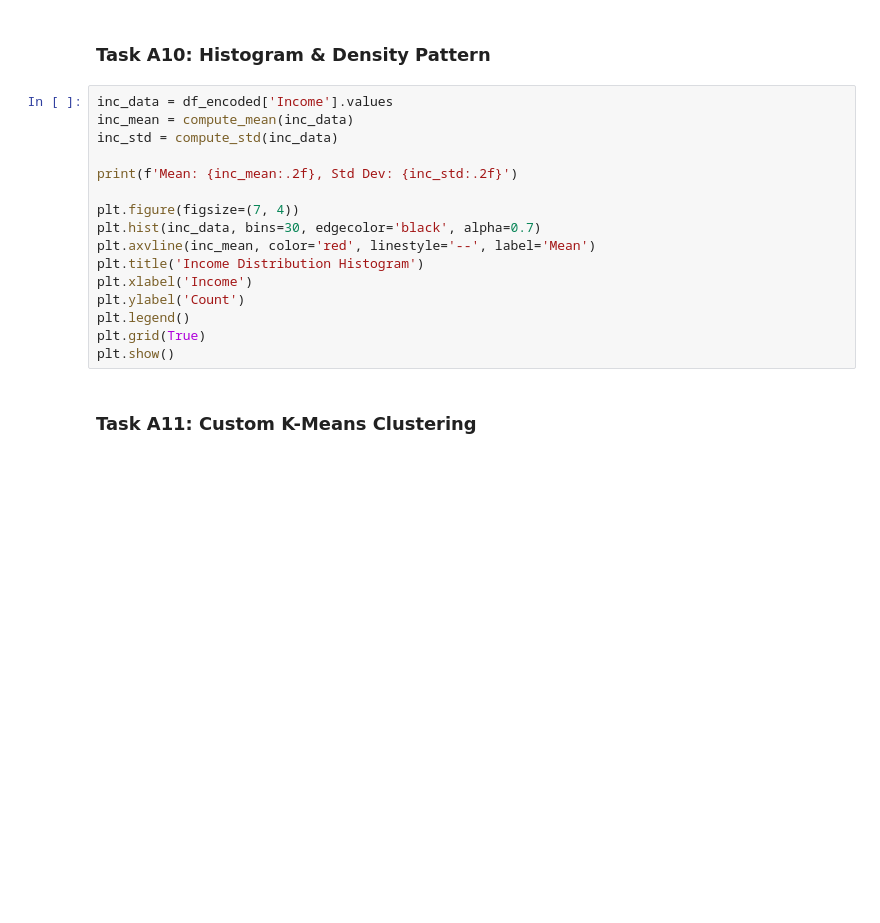
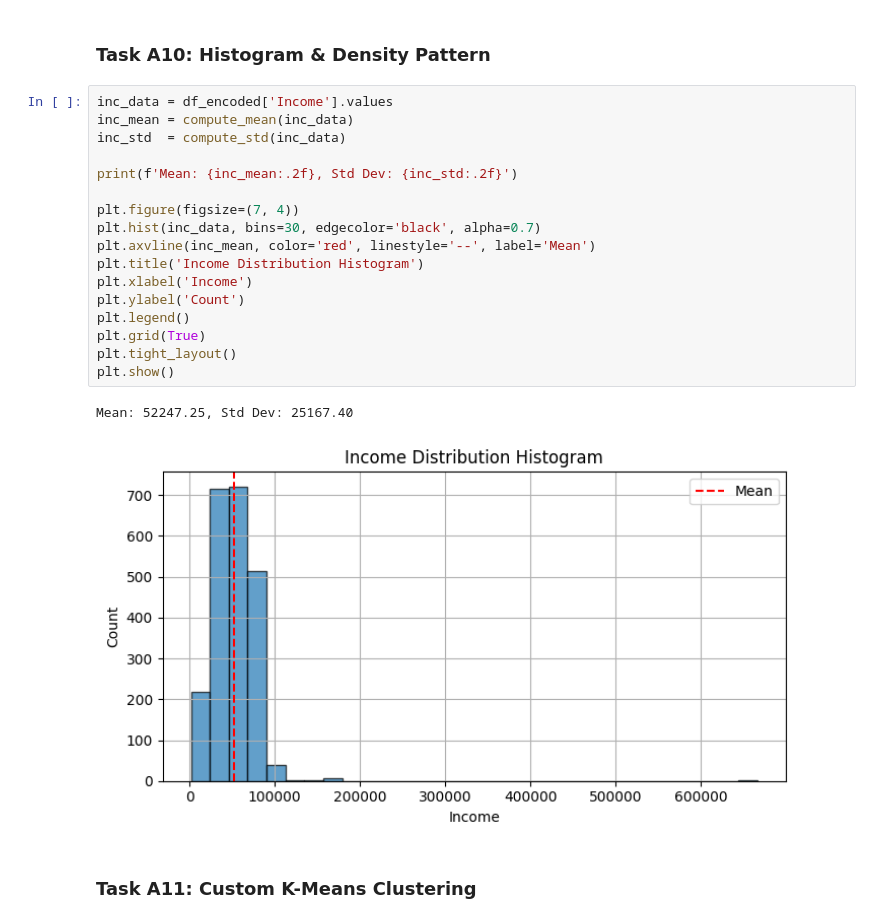
Before and after one commit to pratyushadk/ML-Lab, a Jupyter notebook: lab3.ipynb, the cells around one changed output. Drawn from its saved outputs; the diff is of its cells as text; blank space fills up the shorter version.

```diff
--- a/lab3.ipynb
+++ b/lab3.ipynb
@@ -154,19 +196,23 @@ print(f'Stds match NumPy : {np.allclose(c_stds, np_stds)}')
 # %%
 inc_data = df_encoded['Income'].values
 inc_mean = compute_mean(inc_data)
-inc_std = compute_std(inc_data)
+inc_std  = compute_std(inc_data)
 
 print(f'Mean: {inc_mean:.2f}, Std Dev: {inc_std:.2f}')
 
 plt.figure(figsize=(7, 4))
 plt.hist(inc_data, bins=30, edgecolor='black', alpha=0.7)
 plt.axvline(inc_mean, color='red', linestyle='--', label='Mean')
 plt.title('Income Distribution Histogram')
 plt.xlabel('Income')
 plt.ylabel('Count')
 plt.legend()
 plt.grid(True)
+plt.tight_layout()
 plt.show()
+# %% [output]
+Mean: 52247.25, Std Dev: 25167.40
+[figure, added]
 # %% [markdown]
 ### Task A11: Custom K-Means Clustering
 # %%
```
Also changed, not shown: parts of 8 cells of this notebook.
